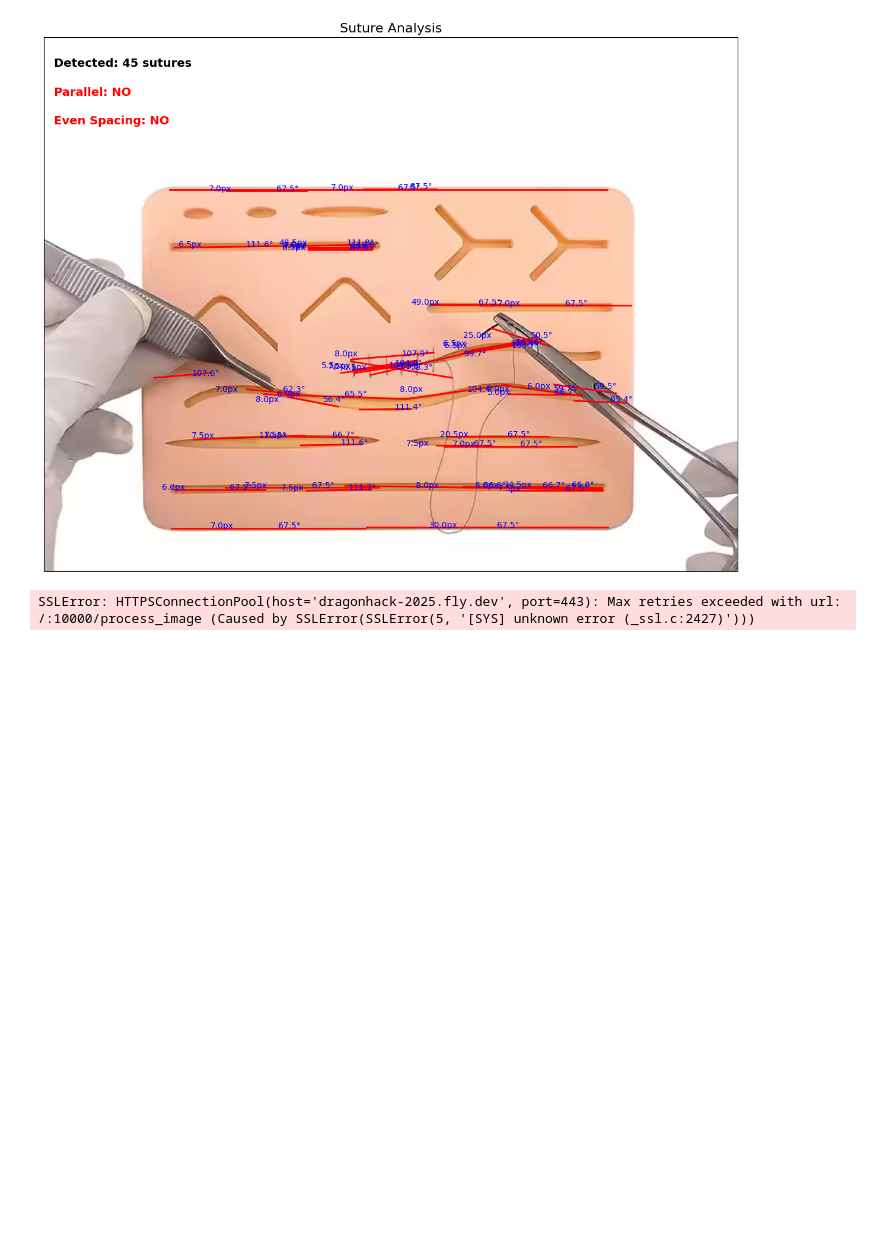
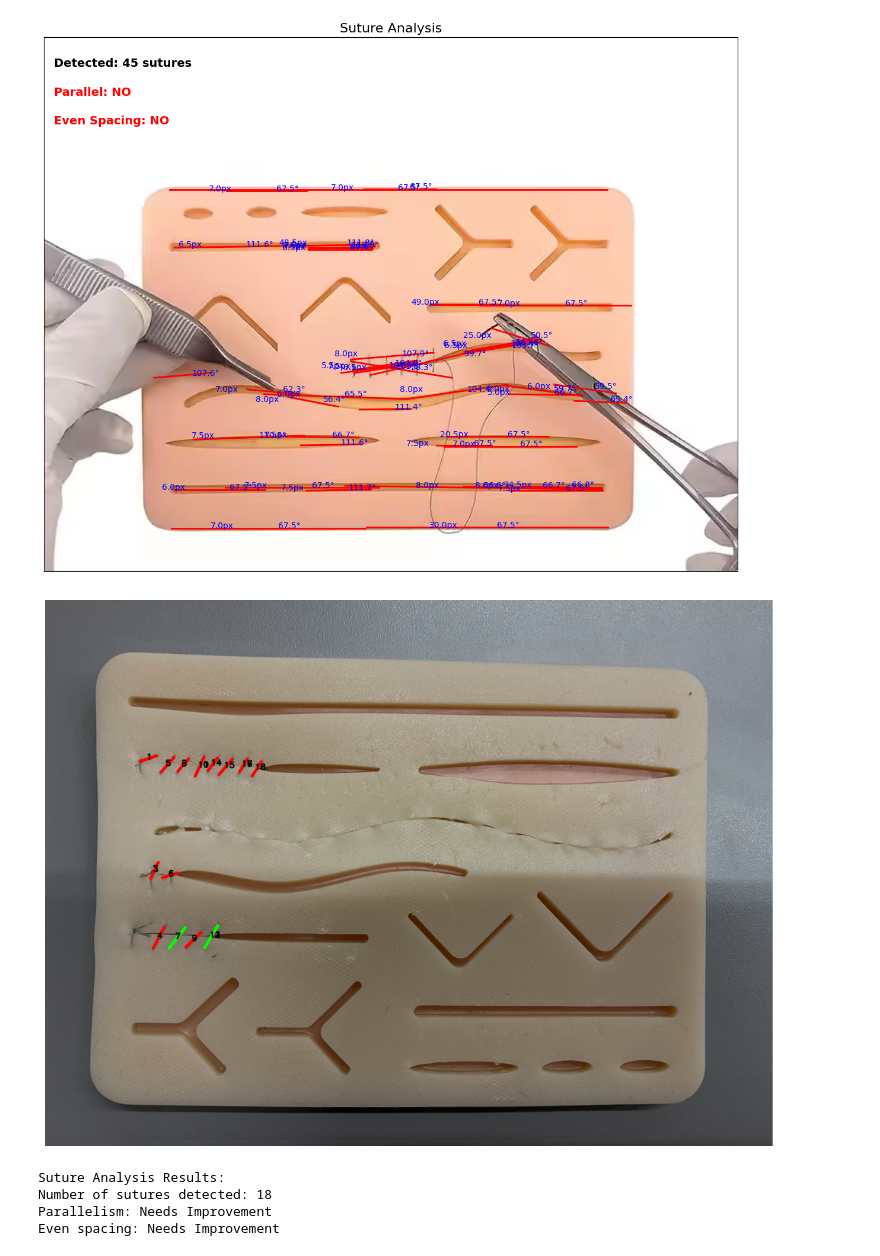
Before and after one commit to marindereggi/DragonHack-2025, a Jupyter notebook: demo.ipynb, the cells around one changed output. Cells and saved outputs as stored; diff of their text form; code cells hidden in the pictures; blank space fills up the shorter version.

Commit message:
Advanced analysis

```diff
--- a/demo.ipynb
+++ b/demo.ipynb
@@ -463,17 +463,16 @@ plt.show()
 [figure]
 # %%
 import requests
-from io import BytesIO
 import base64
 import matplotlib.pyplot as plt
 import numpy as np
 import cv2
 
 # Define the API endpoint
-url = "https://dragonhack-2025.fly.dev:10000/process_image"
+url = "http://localhost:10000/process_image"
 
 # Open the image file in binary mode
-with open('IMG_4181.jpg', 'rb') as image_file:
+with open('image55.jpg', 'rb') as image_file:
     # Send the image as a parameter in a POST request
     files = {'image': image_file}
     response = requests.post(url, files=files)
@@ -486,32 +485,35 @@ if response.status_code == 200:
     if 'result_image_base64' in data and data['result_image_base64']:
         # Decode the base64 string
         img_data = base64.b64decode(data['result_image_base64'])
 
         # Convert to numpy array
         nparr = np.frombuffer(img_data, np.uint8)
 
         # Decode image
         image = cv2.imdecode(nparr, cv2.IMREAD_COLOR)
 
         # Convert from BGR to RGB for matplotlib
         image_rgb = cv2.cvtColor(image, cv2.COLOR_BGR2RGB)
 
         # Display the image
         plt.figure(figsize=(15, 10))
         plt.imshow(image_rgb)
         plt.axis('off')
-        plt.title('Processed Image from API')
         plt.show()
 
         # You can also access the analysis results
         print("Suture Analysis Results:")
         print(f"Number of sutures detected: {data['suture_analysis'].get('sutures_detected', 0)}")
         print(f"Parallelism: {'Good' if data['suture_analysis'].get('parallelism', False) else 'Needs Improvement'}")
         print(f"Even spacing: {'Good' if data['suture_analysis'].get('even_spacing', False) else 'Needs Improvement'}")
     else:
         print("No image data returned from API")
 else:
     print(f"Error: {response.status_code}")
     print(response.text)
 # %% [output]
+[figure, added]
-SSLError: HTTPSConnectionPool(host='dragonhack-2025.fly.dev', port=443): Max retries exceeded with url: /:10000/process_image (Caused by SSLError(SSLError(5, '[SYS] unknown error (_ssl.c:2427)')))
+Suture Analysis Results:
+Number of sutures detected: 18
+Parallelism: Needs Improvement
+Even spacing: Needs Improvement
```
Also changed, not shown: 12 other files.
